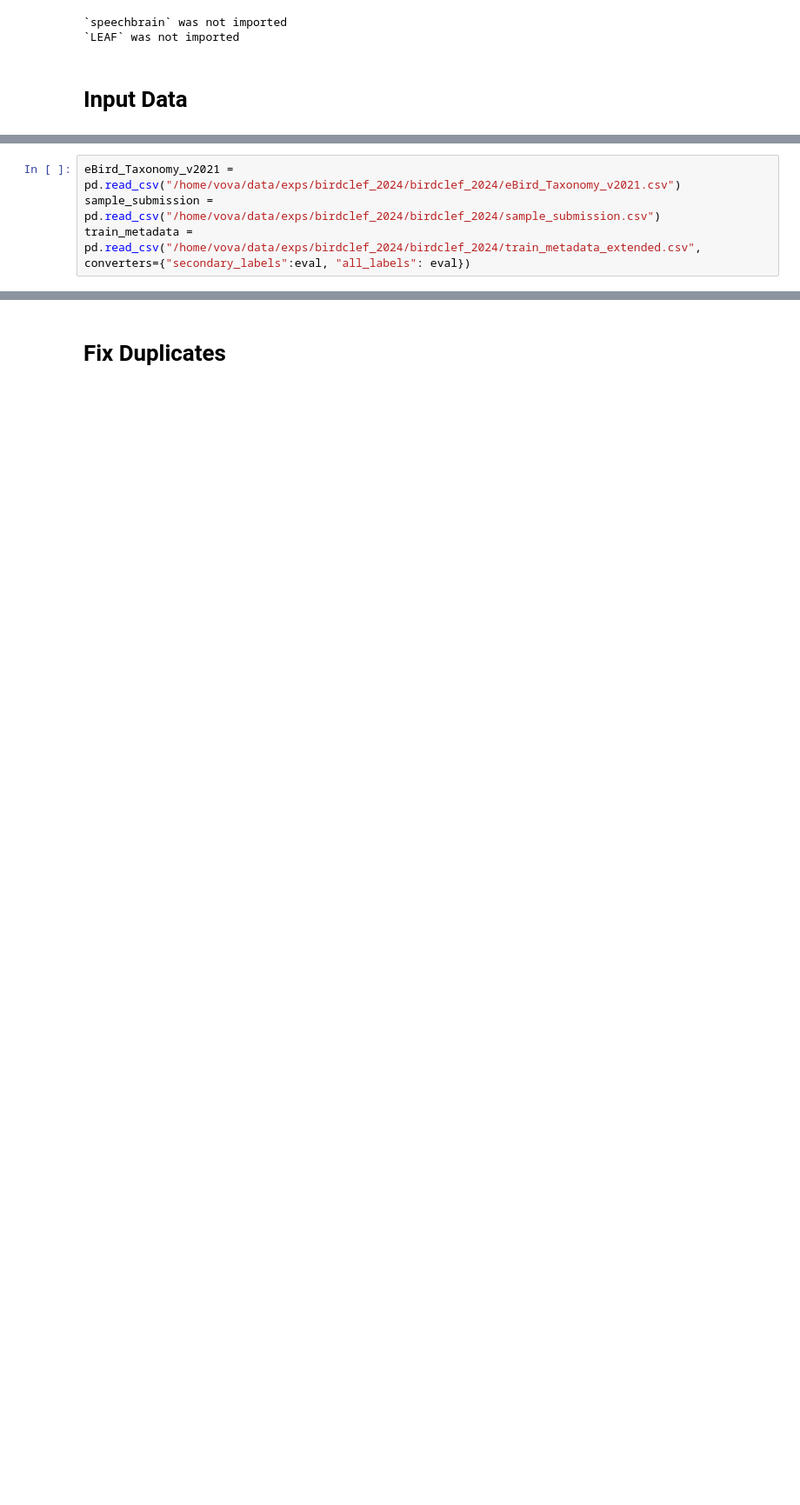
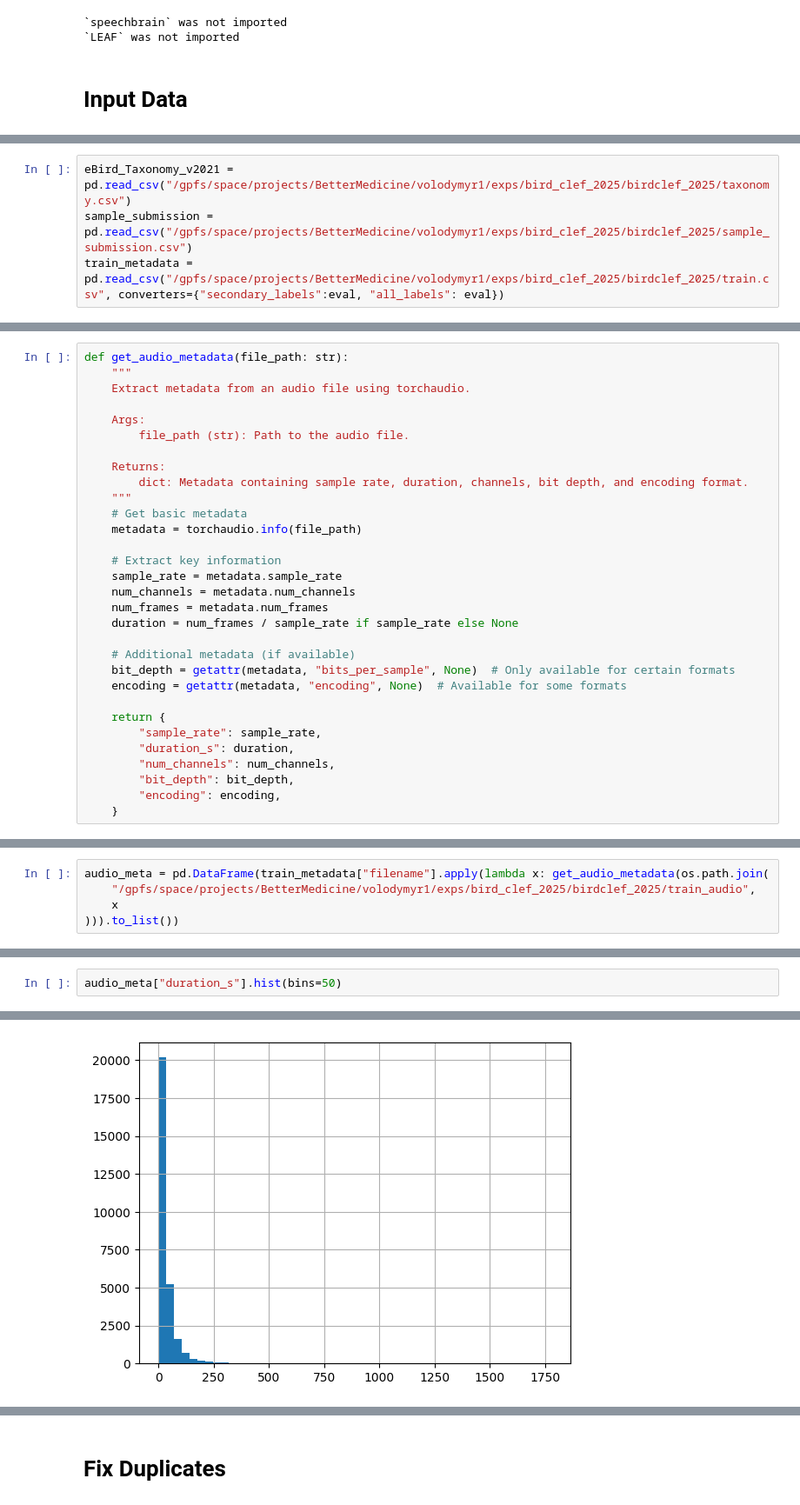
Before and after one commit to VSydorskyy/BirdCLEF_2025_2nd_place, a Jupyter notebook: notebooks/data_observation.ipynb, the cells around one changed output, grey strips where cells are left out. Shown at 87% size. Cells and saved outputs as stored; diff of their text form; blank space fills up the shorter version.

Commit message:
updates for birdclef_2025

```diff
--- a/notebooks/data_observation.ipynb
+++ b/notebooks/data_observation.ipynb
@@ -31,6 +52,6 @@ glob("/home/vova/data/exps/birdclef_2024/birdclef_2024/*")
 # %%
-eBird_Taxonomy_v2021 = pd.read_csv("/home/vova/data/exps/birdclef_2024/birdclef_2024/eBird_Taxonomy_v2021.csv")
-sample_submission = pd.read_csv("/home/vova/data/exps/birdclef_2024/birdclef_2024/sample_submission.csv")
-train_metadata = pd.read_csv("/home/vova/data/exps/birdclef_2024/birdclef_2024/train_metadata_extended.csv", converters={"secondary_labels":eval, "all_labels": eval})
+eBird_Taxonomy_v2021 = pd.read_csv("/gpfs/space/projects/BetterMedicine/volodymyr1/exps/bird_clef_2025/birdclef_2025/taxonomy.csv")
+sample_submission = pd.read_csv("/gpfs/space/projects/BetterMedicine/volodymyr1/exps/bird_clef_2025/birdclef_2025/sample_submission.csv")
+train_metadata = pd.read_csv("/gpfs/space/projects/BetterMedicine/volodymyr1/exps/bird_clef_2025/birdclef_2025/train.csv", converters={"secondary_labels":eval, "all_labels": eval})
 # %%
 train_metadata.head()
@@ -53,0 +144,31 @@ train_metadata.columns
+# %%
+def get_audio_metadata(file_path: str):
+    """
+    Extract metadata from an audio file using torchaudio.
+
+    Args:
+        file_path (str): Path to the audio file.
+
+    Returns:
+        dict: Metadata containing sample rate, duration, channels, bit depth, and encoding format.
+    """
+    # Get basic metadata
+    metadata = torchaudio.info(file_path)
+
+    # Extract key information
+    sample_rate = metadata.sample_rate
+    num_channels = metadata.num_channels
+    num_frames = metadata.num_frames
+    duration = num_frames / sample_rate if sample_rate else None
+
+    # Additional metadata (if available)
+    bit_depth = getattr(metadata, "bits_per_sample", None)  # Only available for certain formats
+    encoding = getattr(metadata, "encoding", None)  # Available for some formats
+
+    return {
+        "sample_rate": sample_rate,
+        "duration_s": duration,
+        "num_channels": num_channels,
+        "bit_depth": bit_depth,
+        "encoding": encoding,
+    }
@@ -53,0 +182,5 @@ train_metadata.columns
+# %%
+audio_meta = pd.DataFrame(train_metadata["filename"].apply(lambda x: get_audio_metadata(os.path.join(
+    "/gpfs/space/projects/BetterMedicine/volodymyr1/exps/bird_clef_2025/birdclef_2025/train_audio",
+    x
+))).to_list())
@@ -53,0 +199,3 @@ train_metadata.columns
+# %%
+audio_meta["duration_s"].hist(bins=50)
+# %% [output]
@@ -53,0 +203 @@ train_metadata.columns
+[figure, added]
```
Also changed, not shown: parts of 51 cells of this notebook, 36 other files.
